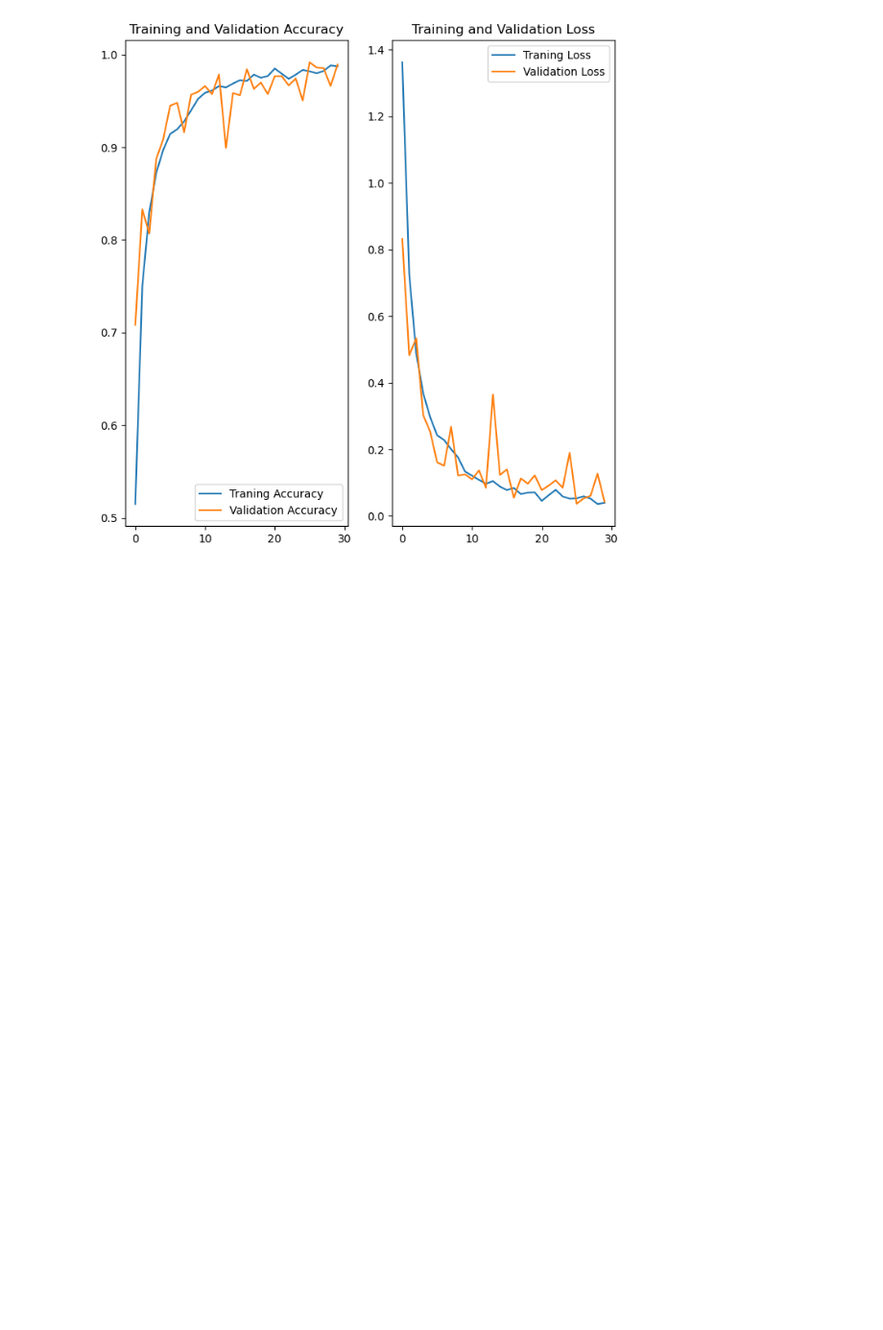
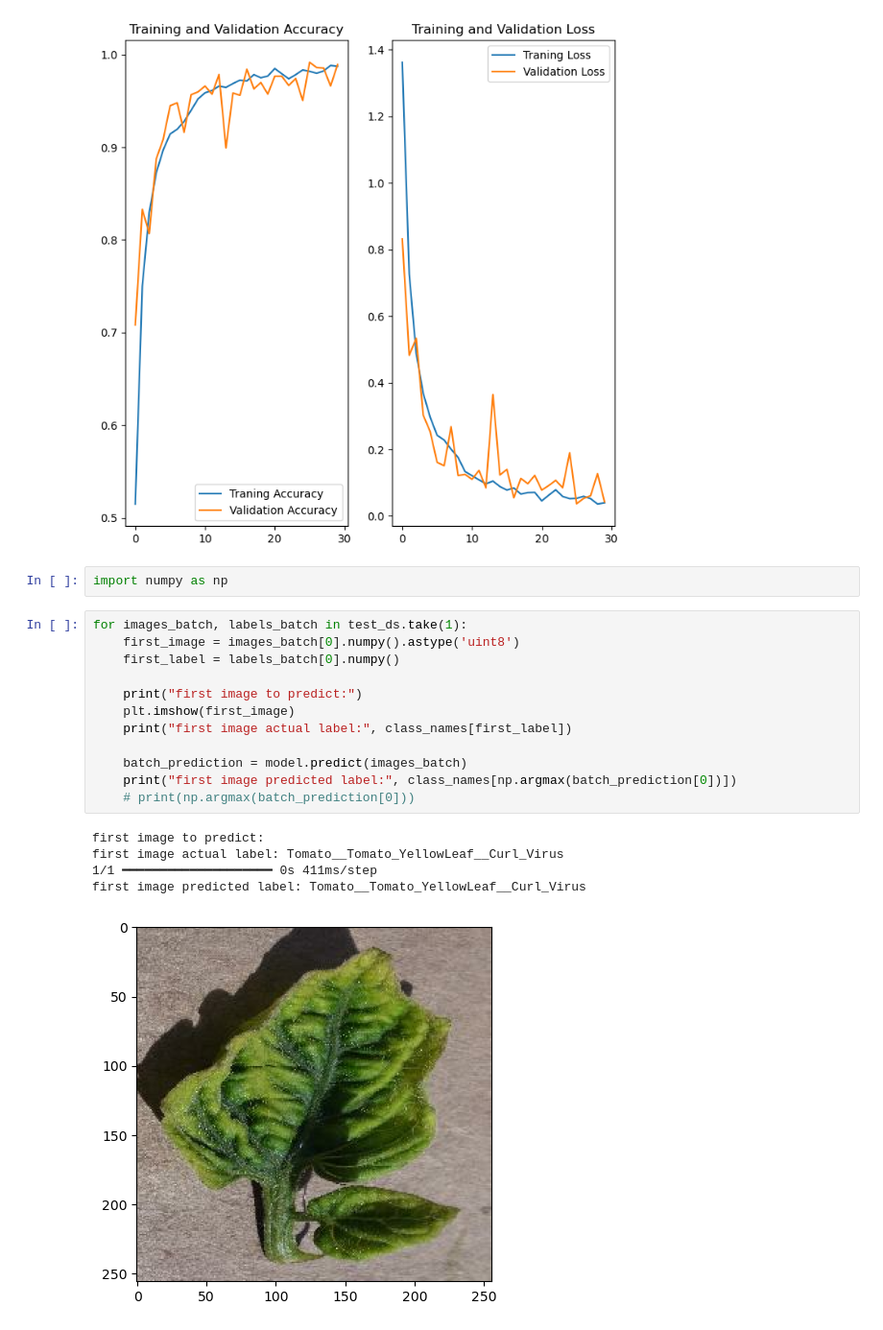
Before and after one commit to saroj-paudel/SmartKishan_Project, a Jupyter notebook: modelTraining.ipynb, the cells around one changed output. Shown at 96% size. Cells and saved outputs as stored; diff of their text form; blank space fills up the shorter version.

```diff
--- a/modelTraining.ipynb
+++ b/modelTraining.ipynb
@@ -218,3 +218,23 @@ plt.title('Training and Validation Loss')
 # %% [output]
 Text(0.5, 1.0, 'Training and Validation Loss')
 [figure]
+# %%
+import numpy as np
+# %%
+for images_batch, labels_batch in test_ds.take(1):
+    first_image = images_batch[0].numpy().astype('uint8')
+    first_label = labels_batch[0].numpy()
+
+    print("first image to predict:")
+    plt.imshow(first_image)
+    print("first image actual label:", class_names[first_label])
+
+    batch_prediction = model.predict(images_batch)
+    print("first image predicted label:", class_names[np.argmax(batch_prediction[0])])
+    # print(np.argmax(batch_prediction[0]))
+# %% [output]
+first image to predict:
+first image actual label: Tomato__Tomato_YellowLeaf__Curl_Virus
+1/1 ━━━━━━━━━━━━━━━━━━━━ 0s 411ms/step
+first image predicted label: Tomato__Tomato_YellowLeaf__Curl_Virus
+[figure, added]
```
Also changed, not shown: parts of 1 cell of this notebook, 1 other file.
